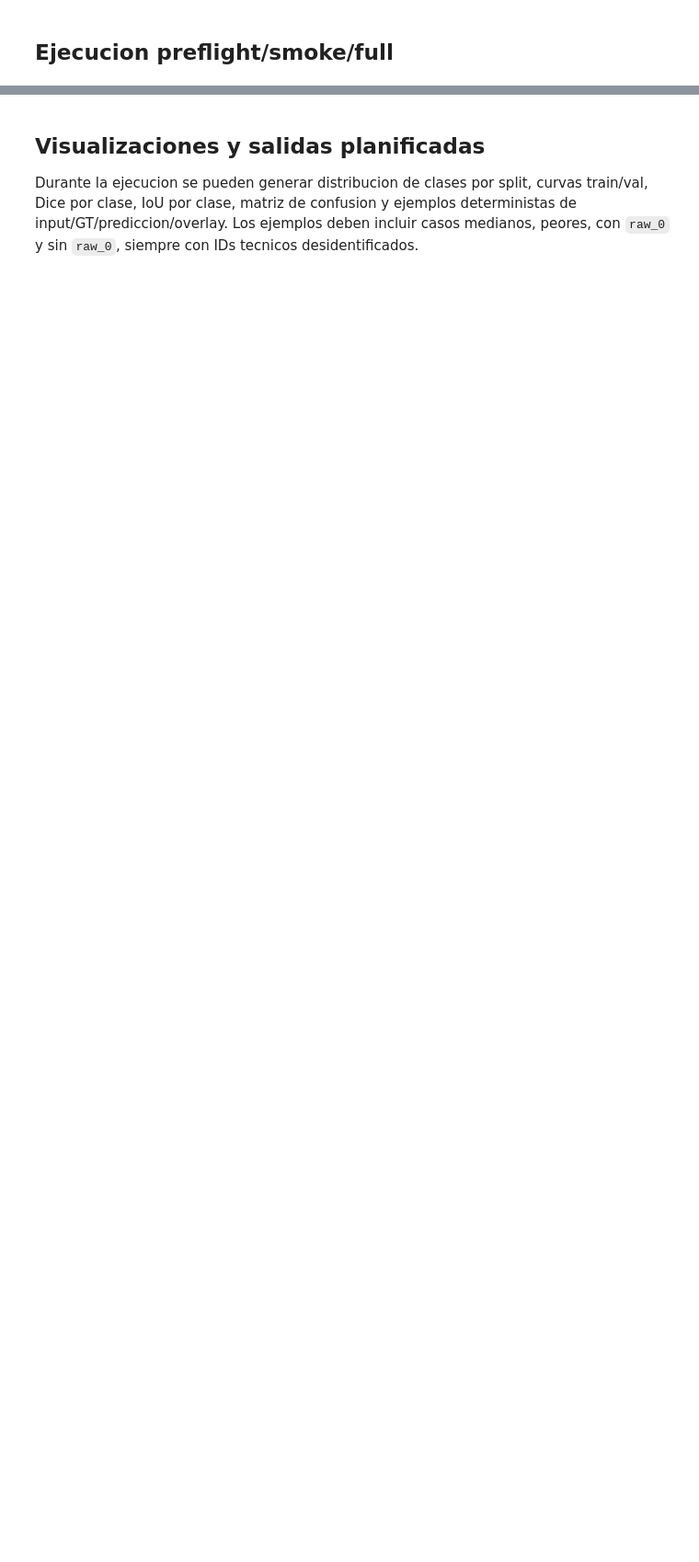
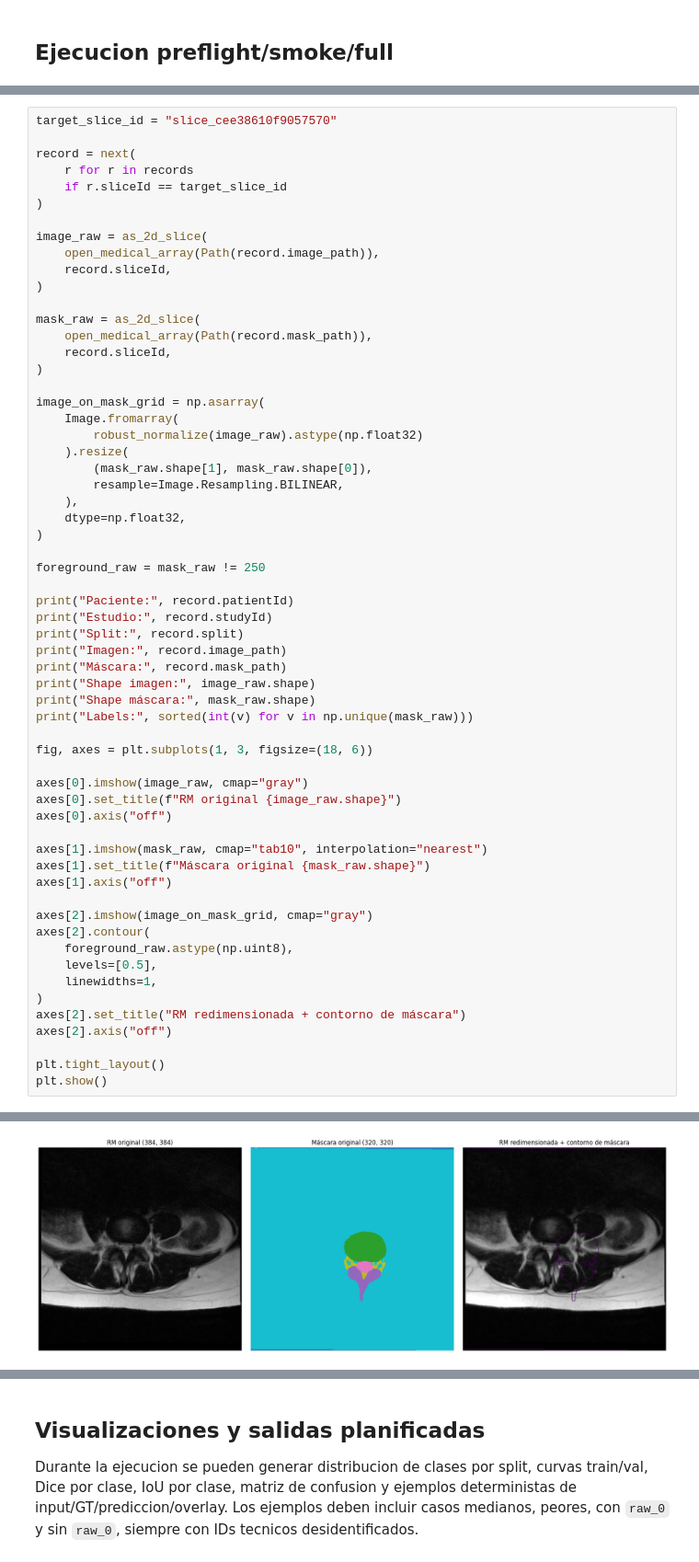
Before and after one commit to EnzoAA004/PFI_MVPTest_Enzo_AImodule, a Jupyter notebook: notebooks/48_axial_final_training_patient_split.ipynb, the cells around one changed output, grey strips where cells are left out. Shown at 92% size. Saved outputs shown, nothing was run; the diff lists cells and outputs as text; blank space fills up the shorter version.

```diff
--- a/notebooks/48_axial_final_training_patient_split.ipynb
+++ b/notebooks/48_axial_final_training_patient_split.ipynb
@@ -1158,0 +1424,61 @@ def round_trip_model_from_manifest(checkpoint_path: Path, model_manifest: dict[s
+# %%
+target_slice_id = "slice_cee38610f9057570"
+
+record = next(
+    r for r in records
+    if r.sliceId == target_slice_id
+)
+
+image_raw = as_2d_slice(
+    open_medical_array(Path(record.image_path)),
+    record.sliceId,
+)
+
+mask_raw = as_2d_slice(
+    open_medical_array(Path(record.mask_path)),
+    record.sliceId,
+)
+
+image_on_mask_grid = np.asarray(
+    Image.fromarray(
+        robust_normalize(image_raw).astype(np.float32)
+    ).resize(
+        (mask_raw.shape[1], mask_raw.shape[0]),
+        resample=Image.Resampling.BILINEAR,
+    ),
+    dtype=np.float32,
+)
+
+foreground_raw = mask_raw != 250
+
+print("Paciente:", record.patientId)
+print("Estudio:", record.studyId)
+print("Split:", record.split)
+print("Imagen:", record.image_path)
+print("Máscara:", record.mask_path)
+print("Shape imagen:", image_raw.shape)
+print("Shape máscara:", mask_raw.shape)
+print("Labels:", sorted(int(v) for v in np.unique(mask_raw)))
+
+fig, axes = plt.subplots(1, 3, figsize=(18, 6))
+
+axes[0].imshow(image_raw, cmap="gray")
+axes[0].set_title(f"RM original {image_raw.shape}")
+axes[0].axis("off")
+
+axes[1].imshow(mask_raw, cmap="tab10", interpolation="nearest")
+axes[1].set_title(f"Máscara original {mask_raw.shape}")
+axes[1].axis("off")
+
+axes[2].imshow(image_on_mask_grid, cmap="gray")
+axes[2].contour(
+    foreground_raw.astype(np.uint8),
+    levels=[0.5],
+    linewidths=1,
+)
+axes[2].set_title("RM redimensionada + contorno de máscara")
+axes[2].axis("off")
+
+plt.tight_layout()
+plt.show()
+# %% [output]
@@ -1158,0 +1493 @@ def round_trip_model_from_manifest(checkpoint_path: Path, model_manifest: dict[s
+[figure, added]
```
Also changed, not shown: parts of 10 cells of this notebook.
